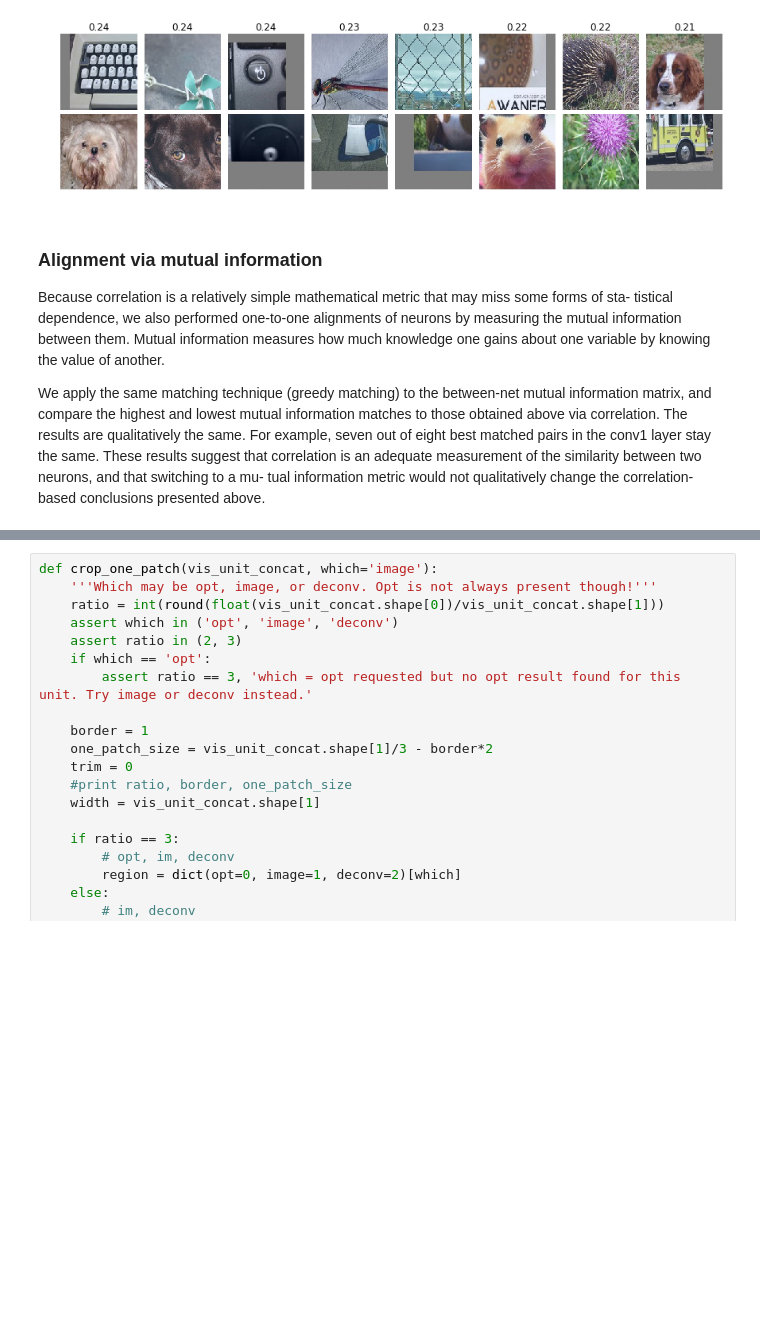
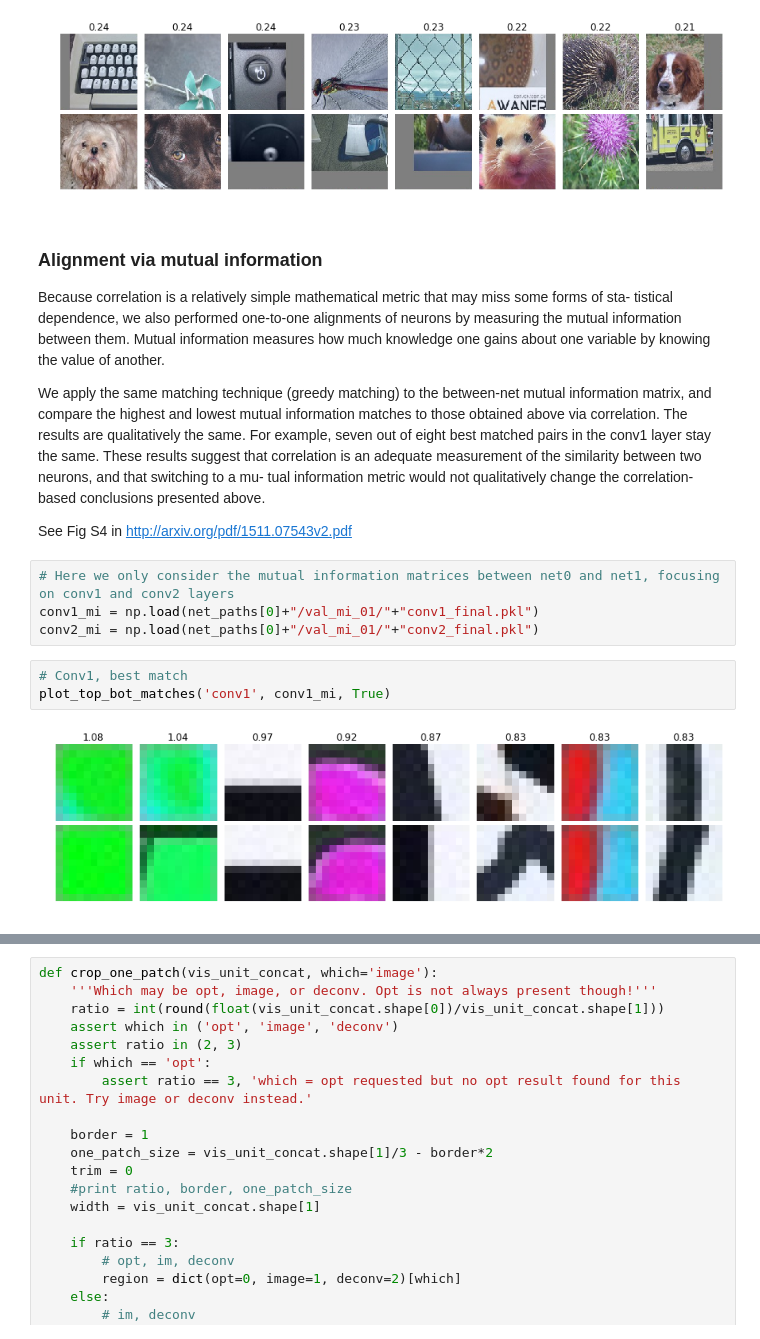
Before and after one commit to YixuanLi/convergent_learning, a Jupyter notebook: experiments/convergent_learning_notebook.ipynb, the cells around one changed output, grey strips where cells are left out. Saved outputs shown, nothing was run; the diff lists cells and outputs as text; blank space fills up the shorter version.

```diff
--- a/experiments/convergent_learning_notebook.ipynb
+++ b/experiments/convergent_learning_notebook.ipynb
@@ -269,3 +285,14 @@ plot_top_bot_matches('conv4', l_xcors['conv4'][net0][net1], False)
 Because correlation is a relatively simple mathematical metric that may miss some forms of sta- tistical dependence, we also performed one-to-one alignments of neurons by measuring the mutual information between them. Mutual information measures how much knowledge one gains about one variable by knowing the value of another.
 
 We apply the same matching technique (greedy matching) to the between-net mutual information matrix, and compare the highest and lowest mutual information matches to those obtained above via correlation. The results are qualitatively the same. For example, seven out of eight best matched pairs in the conv1 layer stay the same. These results suggest that correlation is an adequate measurement of the similarity between two neurons, and that switching to a mu- tual information metric would not qualitatively change the correlation-based conclusions presented above.
+
+See Fig S4 in http://arxiv.org/pdf/1511.07543v2.pdf
+# %%
+# Here we only consider the mutual information matrices between net0 and net1, focusing on conv1 and conv2 layers
+conv1_mi = np.load(net_paths[0]+"/val_mi_01/"+"conv1_final.pkl")
+conv2_mi = np.load(net_paths[0]+"/val_mi_01/"+"conv2_final.pkl")
+# %%
+# Conv1, best match
+plot_top_bot_matches('conv1', conv1_mi, True)
+# %% [output]
+[figure, added]
```
Also changed, not shown: parts of 24 cells of this notebook.
